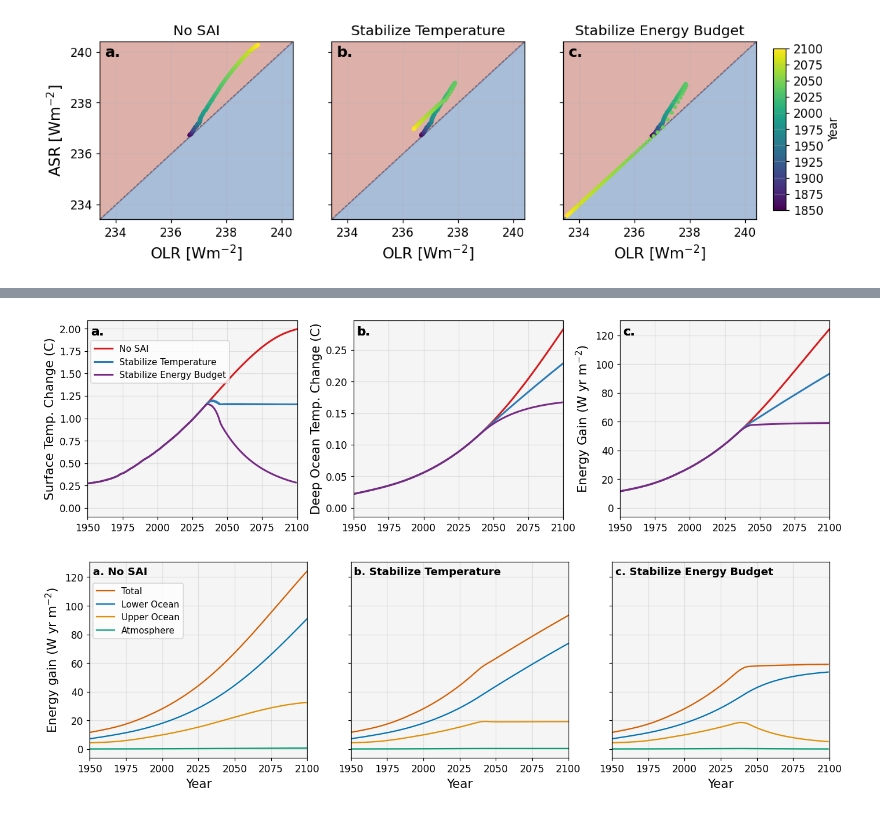
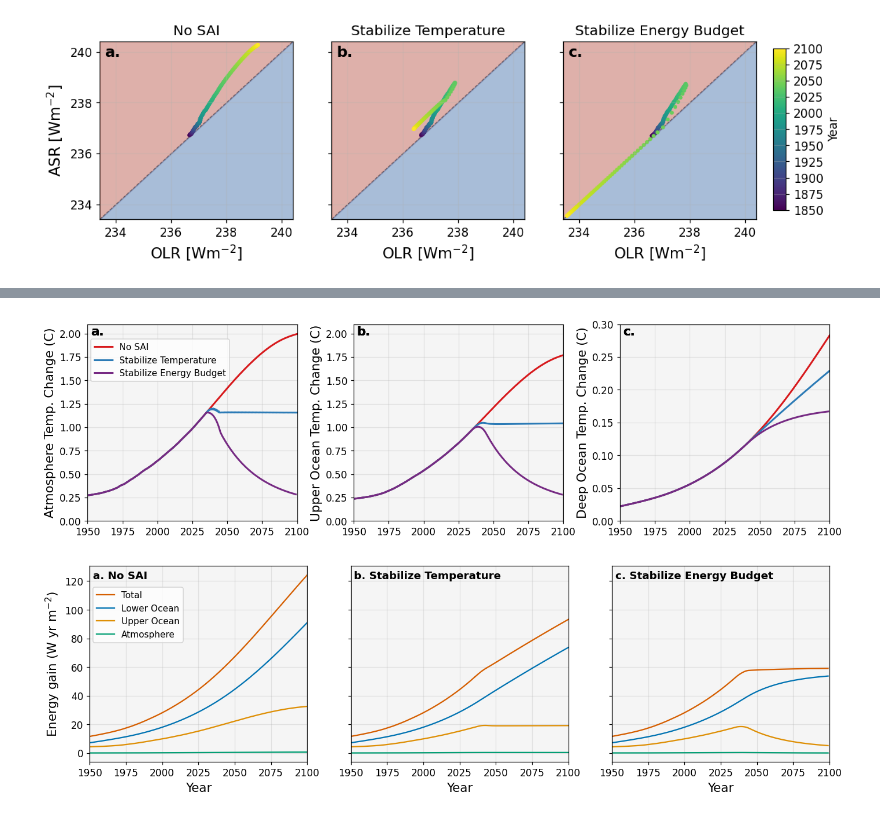
Before and after one commit to jshaw35/PRISM, a Jupyter notebook: WorkingModel.ipynb, the cells around one changed output, grey strips where cells are left out. Saved outputs shown, nothing was run; the diff lists cells and outputs as text; code cells hidden in the pictures.

```diff
--- a/WorkingModel.ipynb
+++ b/WorkingModel.ipynb
@@ -1474,44 +1430,48 @@ for case in plot_configs:
     Tl = runs[case]['Tl']
     Ta = Ta - Ta[0]  # normalize to initial temperature
     Tu = Tu - Tu[0]
     Tl = Tl - Tl[0]
     # To = (C_UPPER * Tu + C_LOWER * Tl) / (C_UPPER + C_LOWER)  # weighted average ocean temperature
     El_only = C_LOWER * Tl
     Eocean_only = C_UPPER * Tu + C_LOWER * Tl
     E_total = C_ATMOS * Ta + C_UPPER * Tu + C_LOWER * Tl
 
     axs[0].plot(runs[case]['t'], Ta, lw=2, label=plot_configs[case]["label"], color=plot_configs[case]["color"])
-    axs[1].plot(runs[case]['t'], Tl, lw=2, label=plot_configs[case]["label"], color=plot_configs[case]["color"])
-    # axs[1].plot(runs[case]['t'], To, lw=2, label=plot_configs[case]["label"], color=plot_configs[case]["color"])
-    axs[2].plot(runs[case]['t'], E_total, lw=2, label=plot_configs[case]["label"], color=plot_configs[case]["color"])
+    axs[1].plot(runs[case]['t'], Tu, lw=2, label=plot_configs[case]["label"], color=plot_configs[case]["color"])
+    axs[2].plot(runs[case]['t'], Tl, lw=2, label=plot_configs[case]["label"], color=plot_configs[case]["color"])
+    # axs[2].plot(runs[case]['t'], E_total, lw=2, label=plot_configs[case]["label"], color=plot_configs[case]["color"])
 
-axs[0].set_ylabel("Surface Temp. Change (C)", fontsize=fontsize)
+axs[0].set_ylabel("Atmosphere Temp. Change (C)", fontsize=fontsize)
 
-axs[1].set_xlim(1950, 2100)
-axs[1].set_ylabel("Deep Ocean Temp. Change (C)", fontsize=fontsize)
+# axs[1].set_xlim(1950, 2100)
+axs[1].set_ylabel("Upper Ocean Temp. Change (C)", fontsize=fontsize)
+axs[2].set_ylabel("Deep Ocean Temp. Change (C)", fontsize=fontsize)
 
-axs[2].set_ylabel("Energy Gain (W yr m$^{-2}$)", fontsize=fontsize)
+axs[0].set_ylim(0.0, 2.1)
+axs[1].set_ylim(0.0, 2.1)
+axs[2].set_ylim(0.0, 0.3)
+# axs[2].set_ylabel("Energy Gain (W yr m$^{-2}$)", fontsize=fontsize)
 
 # axs[1].legend(fontsize=fontsize-4, loc=[0.09, 0.77])
-axs[0].legend(fontsize=fontsize-4, loc=[0.015, 0.68])
+axs[0].legend(fontsize=fontsize-4, loc=[0.015, 0.71])
 panel_labels = [f"{chr(97 + i)}." for i in range(len(axs.flat))]
 for ax in axs:
     ax.set_xlim(1950, 2100)
     ax.set_xlabel
     ax.set_facecolor("whitesmoke")
     # ax.set_yticklabels([])
     for i, ax in enumerate(axs):
         ax.text(
-            0.015, 0.97, f"{chr(97 + i)}.",
+            0.015, 0.99, f"{chr(97 + i)}.",
             transform=ax.transAxes,
             fontsize=14,
             fontweight="bold",
             va="top",
         )
 
-plt.savefig("figures/figure_simplemodel_temperature.png", dpi=300, bbox_inches="tight")
+# plt.savefig("figures/figure_simplemodel_temperature.png", dpi=300, bbox_inches="tight")
 # %% [output]
-[figure, old version]
+[figure, new version]
 # %%
 # Construct the energy of the system over time
 C_ATMOS = CP_AIR * P_SURF / G_GRAV / SEC_PER_YR     # atmospheric column
```
Also changed, not shown: parts of 9 cells of this notebook.
